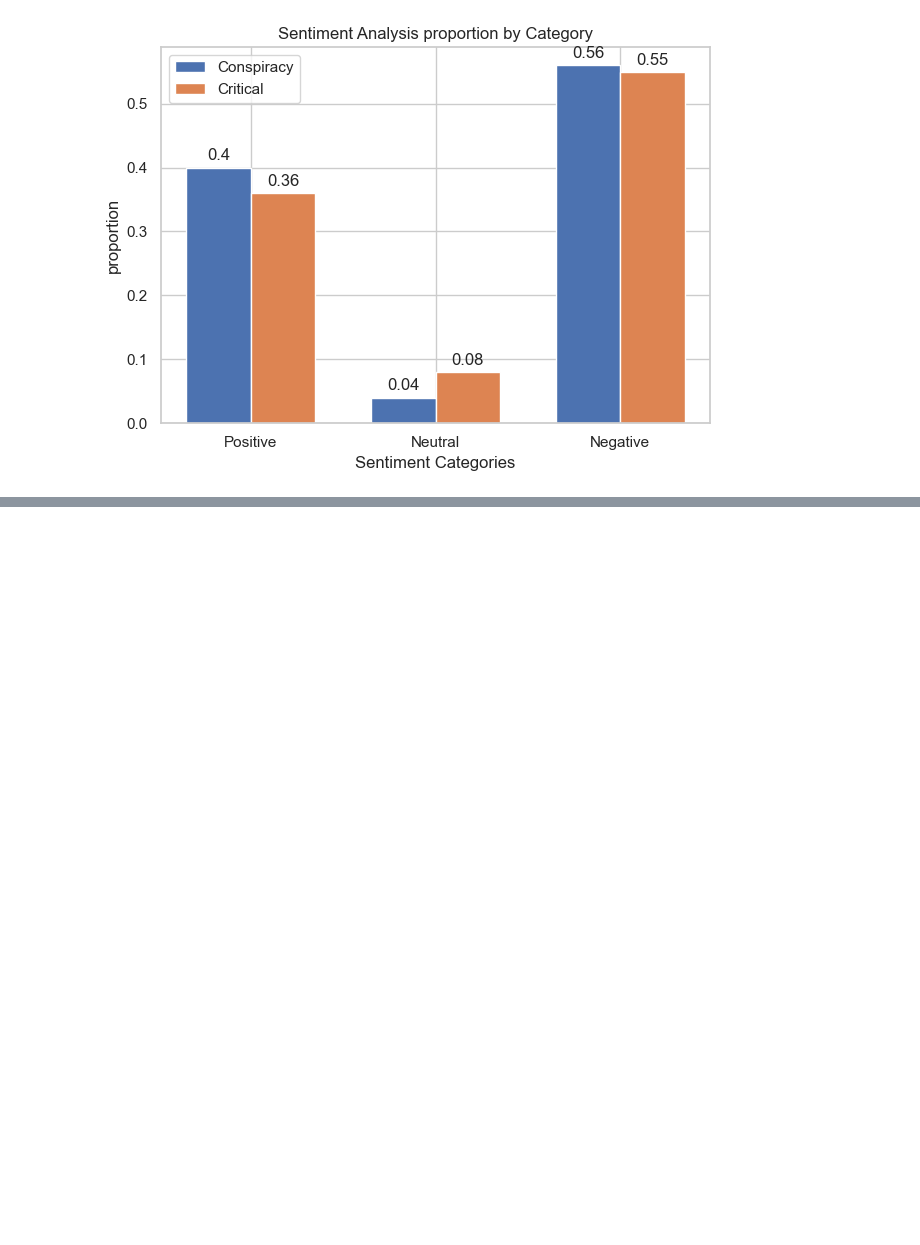
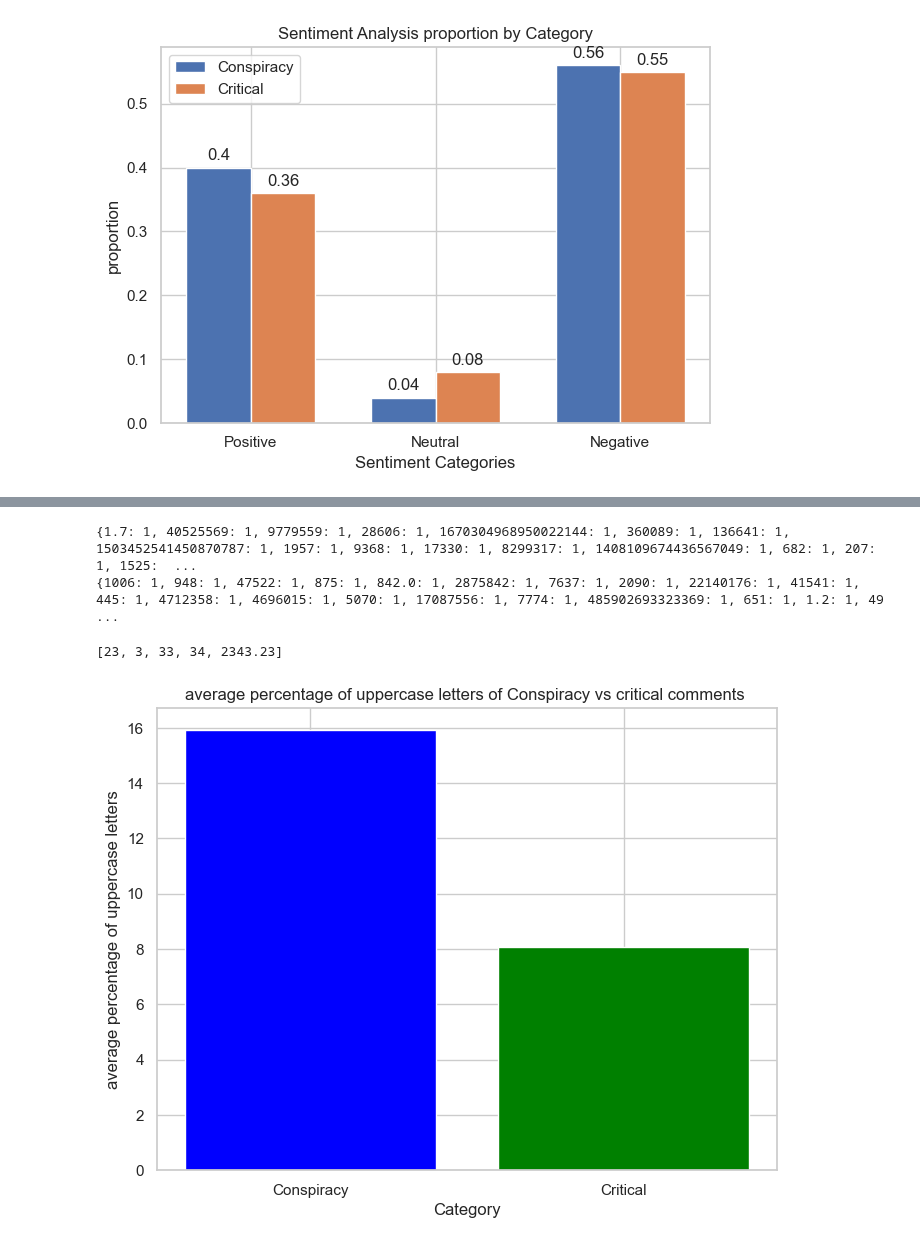
Before and after one commit to erikrubinov/nlp_project, a Jupyter notebook: src/analyze_data copy.ipynb, the cells around one changed output, grey strips where cells are left out. Saved outputs shown, nothing was run; the diff lists cells and outputs as text; code cells hidden in the pictures; blank space fills up the shorter version.

```diff
--- a/src/analyze_data copy.ipynb
+++ b/src/analyze_data copy.ipynb
@@ -362,0 +372,73 @@ get_vocabulary_richness("They wanted to know your vaccination status and see you
+# %%
+from collections import Counter
+
+CONSPIRACY_decimals = []
+CRITICAL_decimals = []
+
+decimals = []
+for comment in data:
+    if comment["category"] == "CONSPIRACY":
+        CONSPIRACY_decimals += (extract_numbers_with_decimals(comment["text"]))
+    else:
+        CRITICAL_decimals += (extract_numbers_with_decimals(comment["text"]))
+
+CONSPIRACY_counter = Counter(CONSPIRACY_decimals)
+CONSPIRACY_number_counts = dict(CONSPIRACY_counter)
+CONSPIRACY_number_counts = {k: v for k, v in sorted(CONSPIRACY_number_counts.items(), key=lambda item: item[1])}
+
+CRITICAL_counter = Counter(CRITICAL_decimals)
+CRITICAL_number_counts = dict(CRITICAL_counter)
+CRITICAL_number_counts = {k: v for k, v in sorted(CRITICAL_number_counts.items(), key=lambda item: item[1])}
+
+# dictionary: key (number) value: number of its occurence
+# dict is sorted by the number of occurences
+print(CONSPIRACY_number_counts)
+print(CRITICAL_number_counts)
+# %% [output]
+{1.7: 1, 40525569: 1, 9779559: 1, 28606: 1, 1670304968950022144: 1, 360089: 1, 136641: 1, 1503452541450870787: 1, 1957: 1, 9368: 1, 17330: 1, 8299317: 1, 1408109674436567049: 1, 682: 1, 207: 1, 1525:  ...
+{1006: 1, 948: 1, 47522: 1, 875: 1, 842.0: 1, 2875842: 1, 7637: 1, 2090: 1, 22140176: 1, 41541: 1, 445: 1, 4712358: 1, 4696015: 1, 5070: 1, 17087556: 1, 7774: 1, 485902693323369: 1, 651: 1, 1.2: 1, 49 ...
+# %%
+extract_numbers_with_decimals("ööl 23 öll3 33,34 erj 2343.23")
+# %% [output]
+[23, 3, 33, 34, 2343.23]
+# %%
+def calculate_uppercase_percentage(text):
+    # Initialize counters for uppercase letters and total letters
+    uppercase_count = 0
+    total_letters = 0
+
+    # Loop through each character in the text
+    for char in text:
+        if char.isalpha():  # Check if the character is a letter
+            total_letters += 1
+            if char.isupper():  # Check if the letter is uppercase
+                uppercase_count += 1
+
+    # Calculate the percentage of uppercase letters
+    if total_letters == 0:
+        return 0
+    uppercase_percentage = (uppercase_count / total_letters) * 100
+
+    return uppercase_percentage
+
+
+CONSPIRACY_uppercase_letters = []
+CRITICAL_uppercase_letters = []
+for comment in data:
+    if comment["category"] == "CONSPIRACY":
+        CONSPIRACY_uppercase_letters.append(calculate_uppercase_percentage(comment["text"]))
+    else:
+        CRITICAL_uppercase_letters.append(calculate_uppercase_percentage(comment["text"]))
+
+categories = ['Conspiracy', 'Critical']
+
+avereage_bad_word_proportion_per_comment_number= [np.mean(CONSPIRACY_uppercase_letters), np.mean(CRITICAL_uppercase_letters)]
+# Create bar chart
+plt.figure(figsize=(8, 6))
+plt.bar(categories, avereage_bad_word_proportion_per_comment_number, color=['blue', 'green'])
+plt.xlabel('Category')
+plt.ylabel('average percentage of uppercase letters')
+plt.title('average percentage of uppercase letters of Conspiracy vs critical comments ')
+plt.show()
+# %% [output]
+[figure, added]
```
Also changed, not shown: parts of 4 cells of this notebook, 2 other files.
